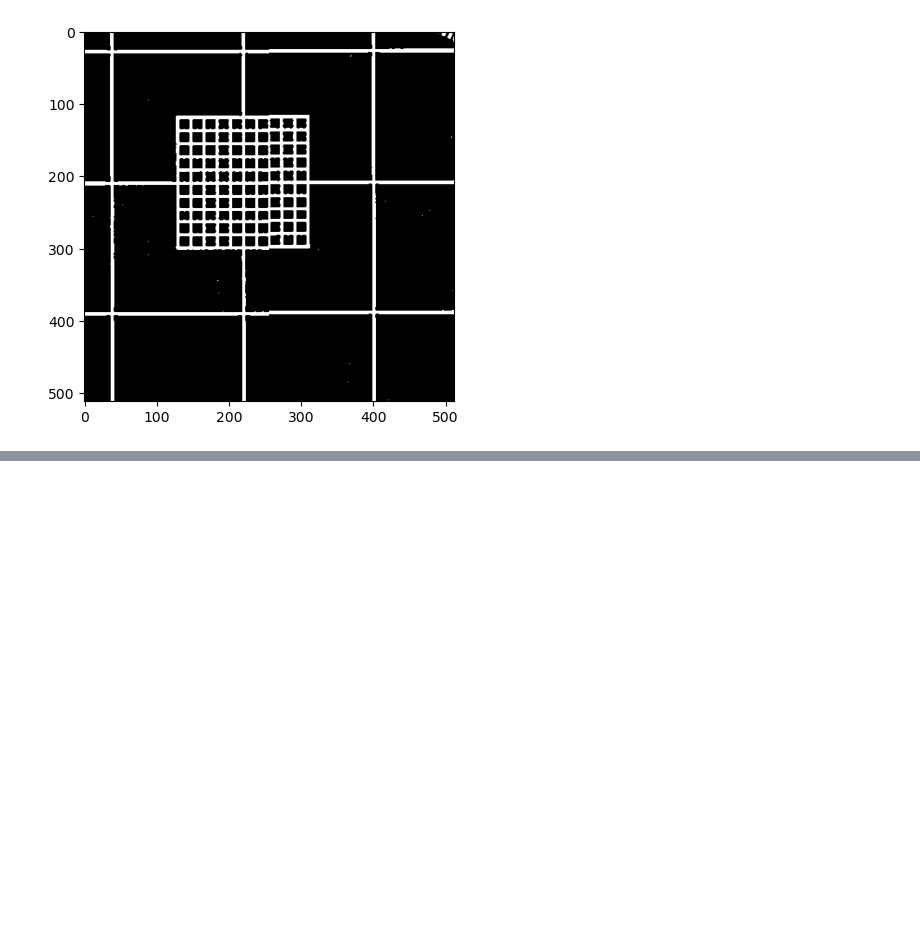
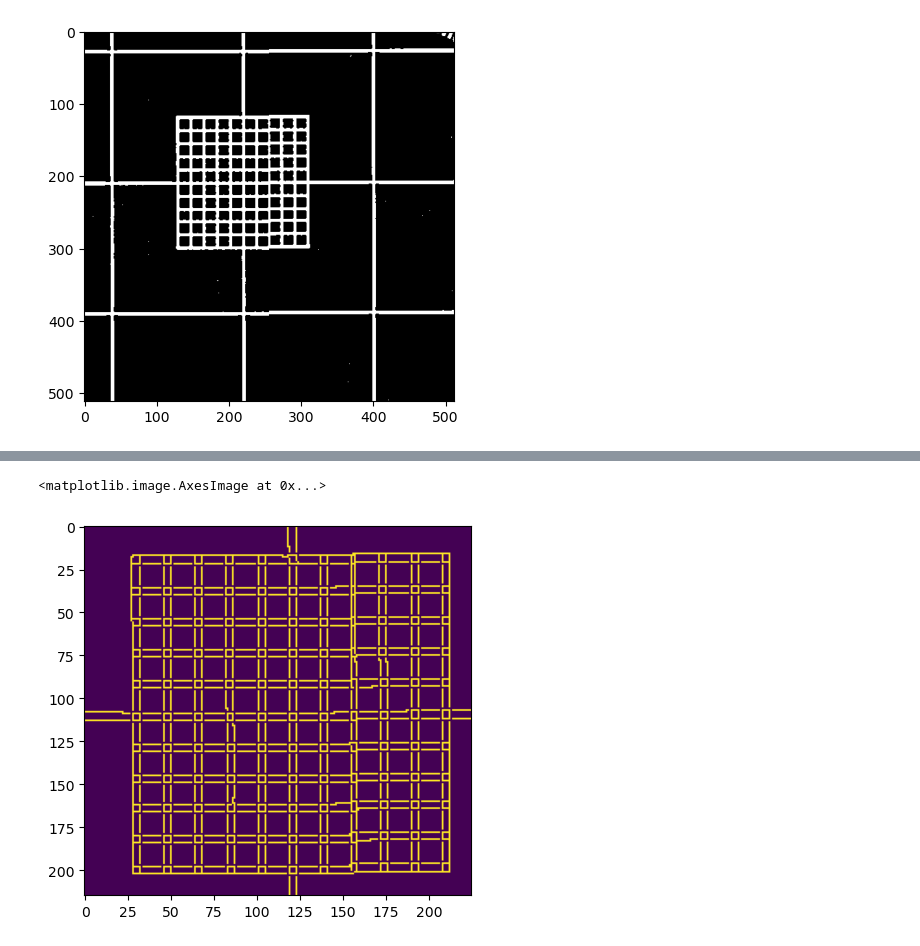
Before and after one commit to ornlneutronimaging/MCP_Sensor_Resolution, a Jupyter notebook: Braggsr/devCVresolution_combined.ipynb, the cells around one changed output, grey strips where cells are left out. Saved outputs shown, nothing was run; the diff lists cells and outputs as text; code cells hidden in the pictures; blank space fills up the shorter version.

```diff
--- a/Braggsr/devCVresolution_combined.ipynb
+++ b/Braggsr/devCVresolution_combined.ipynb
@@ -99,0 +103,9 @@ plt.imshow (combined_image)
+# %%
+#Defines the ROI and processes the image to detect and identify the edges
+x,y,width,height =  100,100,225,215
+roi=combined_image[y:y+height,x:x+width]
+edges=cv.Canny(roi,0,150)
+plt.imshow(edges)
+# %% [output]
+<matplotlib.image.AxesImage at 0x...>
+[figure, added]
```
Also changed, not shown: parts of 3 cells of this notebook.
